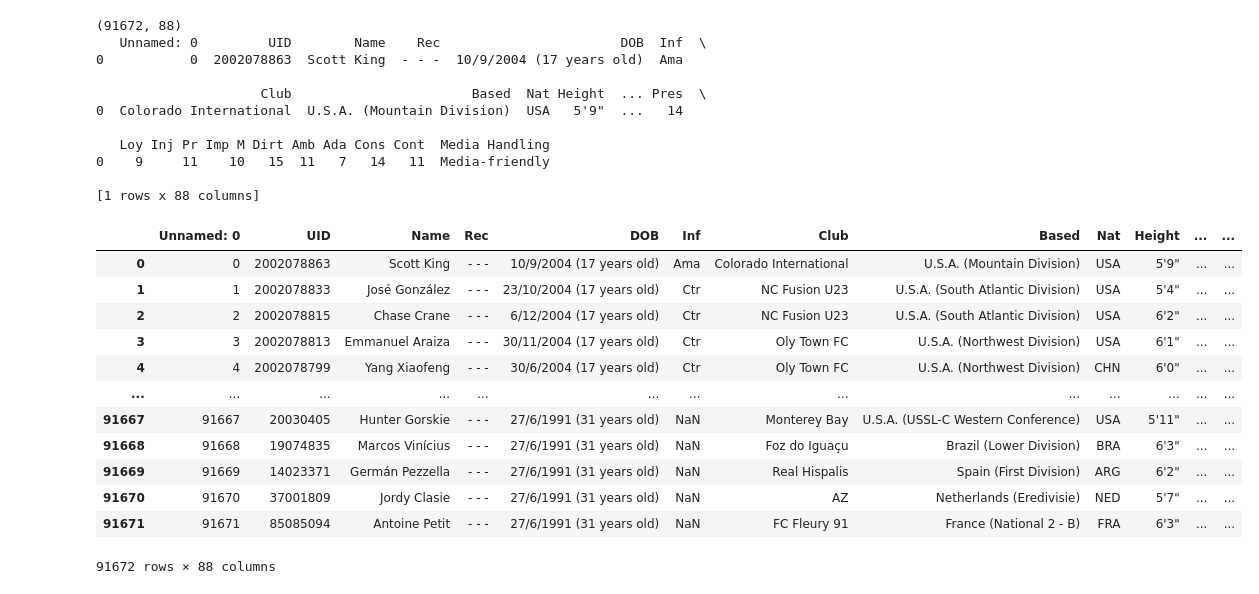
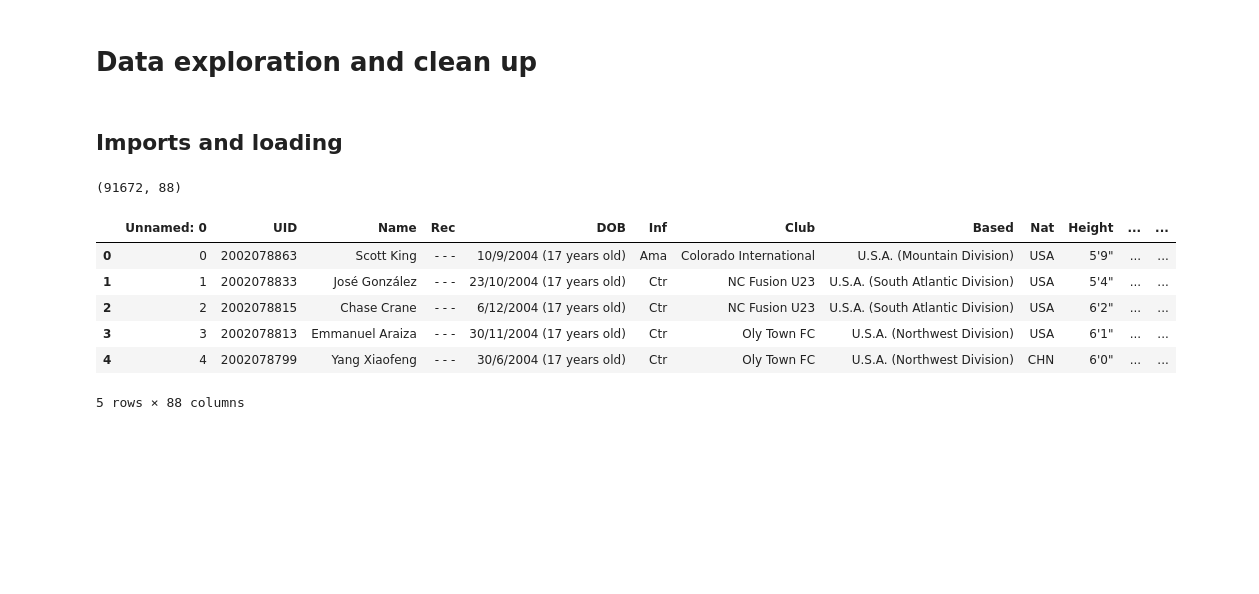
Before and after one commit to LuqmaanHak1m/Football-Player-Data-2023, a Jupyter notebook: test.ipynb, the cells around one changed output. Saved outputs shown, nothing was run; the diff lists cells and outputs as text; code cells hidden in the pictures; blank space fills up the shorter version.

```diff
--- a/test.ipynb
+++ b/test.ipynb
@@ -1,3 +1,7 @@
+# %% [markdown]
+# Data exploration and clean up
+# %% [markdown]
+## Imports and loading
 # %%
 import pandas as pd
 import numpy as np
@@ -5,6 +10,6 @@ import datetime as dt
 import os
 # %%
-RAW_DATA_FILE = "data/raw/raw_player_data.csv"
+RAW_DATA_FILE = "data/raw/raw_player_data_2023.csv"
 
 filename = RAW_DATA_FILE
 
@@ -13,35 +18,18 @@ def load():
     player_data = pd.read_csv(filename)
 
     print(player_data.shape)
-    print(player_data.head(1))
 
     return player_data
 # %%
 player_data = load()
 
-player_data
+player_data.head()
 # %% [output]
 (91672, 88)
-   Unnamed: 0         UID        Name    Rec                       DOB  Inf  \
-0           0  2002078863  Scott King  - - -  10/9/2004 (17 years old)  Ama
-
-                     Club                       Based  Nat Height  ... Pres  \
-0  Colorado International  U.S.A. (Mountain Division)  USA   5'9"  ...   14
-
-   Loy Inj Pr Imp M Dirt Amb Ada Cons Cont  Media Handling
-0    9     11    10   15  11   7   14   11  Media-friendly
-
-[1 rows x 88 columns]
 |  | Unnamed: 0 | UID | Name | Rec | DOB | Inf | Club | Based | Nat | Height | ... | ... |
 | 0 | 0 | 2002078863 | Scott King | - - - | 10/9/2004 (17 years old) | Ama | Colorado International | U.S.A. (Mountain Division) | USA | 5'9" | ... | ... |
 | 1 | 1 | 2002078833 | José González | - - - | 23/10/2004 (17 years old) | Ctr | NC Fusion U23 | U.S.A. (South Atlantic Division) | USA | 5'4" | ... | ... |
 | 2 | 2 | 2002078815 | Chase Crane | - - - | 6/12/2004 (17 years old) | Ctr | NC Fusion U23 | U.S.A. (South Atlantic Division) | USA | 6'2" | ... | ... |
 | 3 | 3 | 2002078813 | Emmanuel Araiza | - - - | 30/11/2004 (17 years old) | Ctr | Oly Town FC | U.S.A. (Northwest Division) | USA | 6'1" | ... | ... |
 | 4 | 4 | 2002078799 | Yang Xiaofeng | - - - | 30/6/2004 (17 years old) | Ctr | Oly Town FC | U.S.A. (Northwest Division) | CHN | 6'0" | ... | ... |
-| ... | ... | ... | ... | ... | ... | ... | ... | ... | ... | ... | ... | ... |
-| 91667 | 91667 | 20030405 | Hunter Gorskie | - - - | 27/6/1991 (31 years old) | NaN | Monterey Bay | U.S.A. (USSL-C Western Conference) | USA | 5'11" | ... | ... |
-| 91668 | 91668 | 19074835 | Marcos Vinícius | - - - | 27/6/1991 (31 years old) | NaN | Foz do Iguaçu | Brazil (Lower Division) | BRA | 6'3" | ... | ... |
-| 91669 | 91669 | 14023371 | Germán Pezzella | - - - | 27/6/1991 (31 years old) | NaN | Real Hispalis | Spain (First Division) | ARG | 6'2" | ... | ... |
-| 91670 | 91670 | 37001809 | Jordy Clasie | - - - | 27/6/1991 (31 years old) | NaN | AZ | Netherlands (Eredivisie) | NED | 5'7" | ... | ... |
-| 91671 | 91671 | 85085094 | Antoine Petit | - - - | 27/6/1991 (31 years old) | NaN | FC Fleury 91 | France (National 2 - B) | FRA | 6'3" | ... | ... |
-91672 rows × 88 columns
+5 rows × 88 columns
```
Also changed, not shown: parts of 34 cells of this notebook, 5 other files.
